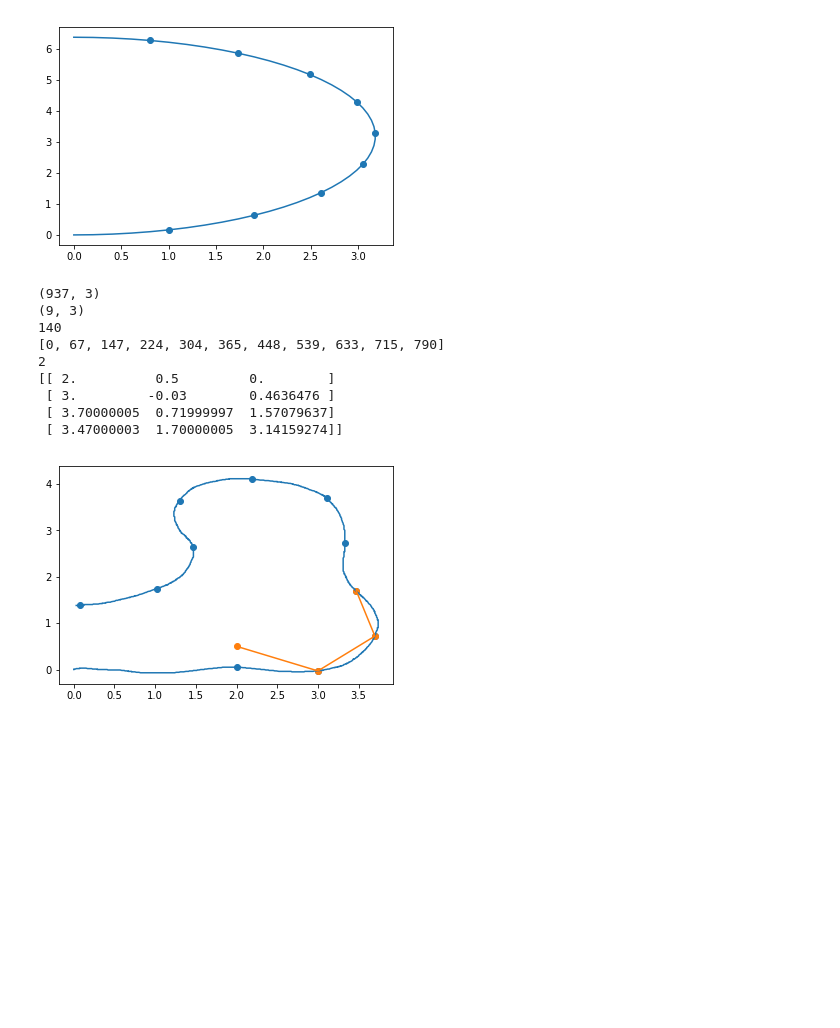
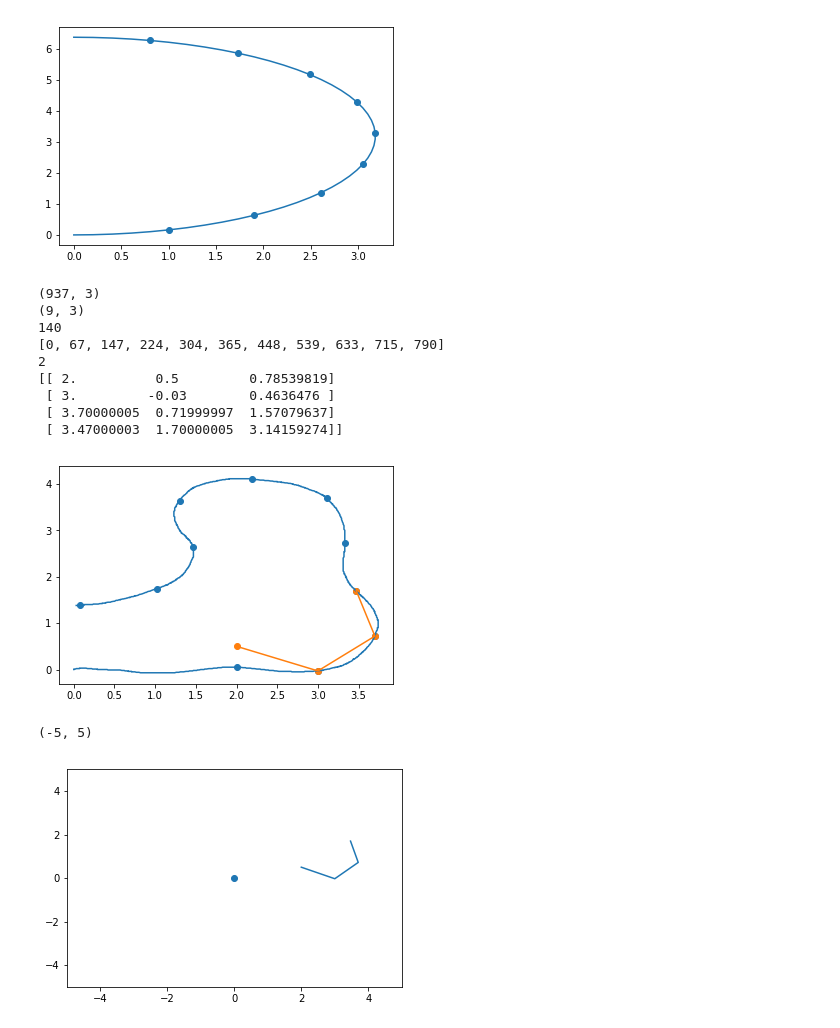
Before and after one commit to yotaseki/ROS-Cart, a Jupyter notebook: script/map.ipynb, the cells around one changed output. Drawn from its saved outputs; the diff is of its cells as text; code cells hidden in the pictures; blank space fills up the shorter version.

```diff
--- a/script/map.ipynb
+++ b/script/map.ipynb
@@ -19,19 +20,18 @@ pdata.write_path_csv(path,"path.csv")
 (9, 3)
 [figure]
 # %%
-pdata = PathData()
-path = pdata.read_path_csv('sample_path.csv')
+path = data.read_path_csv('sample_path.csv')
 print(path.shape)
 print(path_es.shape)
 plt.plot(path[:,0],path[:,1])
 #
-pos = np.array((2.0,0.5,0),np.float32)
-idx = pdata.get_nearly_point_idx(path,pos)
-path_es,idx_list = pdata.get_evenly_spaced_points(path[idx:len(path)],1.0)
+pos = np.array((2.0,0.5,np.pi/4),np.float32)
+idx = data.get_nearly_point_idx(path,pos)
+path_es,idx_list = data.get_evenly_spaced_points(path[idx:len(path)],1.0)
 plt.scatter(path_es[:,0],path_es[:,1])
 print(idx)
 print(idx_list)
-print(pdata.get_next_path_idx(idx,idx_list))
+print(data.get_next_path_idx(idx,idx_list))
 num_step = 3
 target = np.vstack((pos,path_es[1:num_step+1]))
 print(target)
@@ -45,8 +45,16 @@ plt.show()
 140
 [0, 67, 147, 224, 304, 365, 448, 539, 633, 715, 790]
 2
-[[ 2.          0.5         0.        ]
+[[ 2.          0.5         0.78539819]
  [ 3.         -0.03        0.4636476 ]
  [ 3.70000005  0.71999997  1.57079637]
  [ 3.47000003  1.70000005  3.14159274]]
 [figure]
+# %%
+plt.plot(target[:,0],target[:,1])
+plt.scatter(0,0)
+plt.xlim(-5,5)
+plt.ylim(-5,5)
+# %% [output]
+(-5, 5)
+[figure, added]
```
Also changed, not shown: parts of 5 cells of this notebook, 1 other file.
